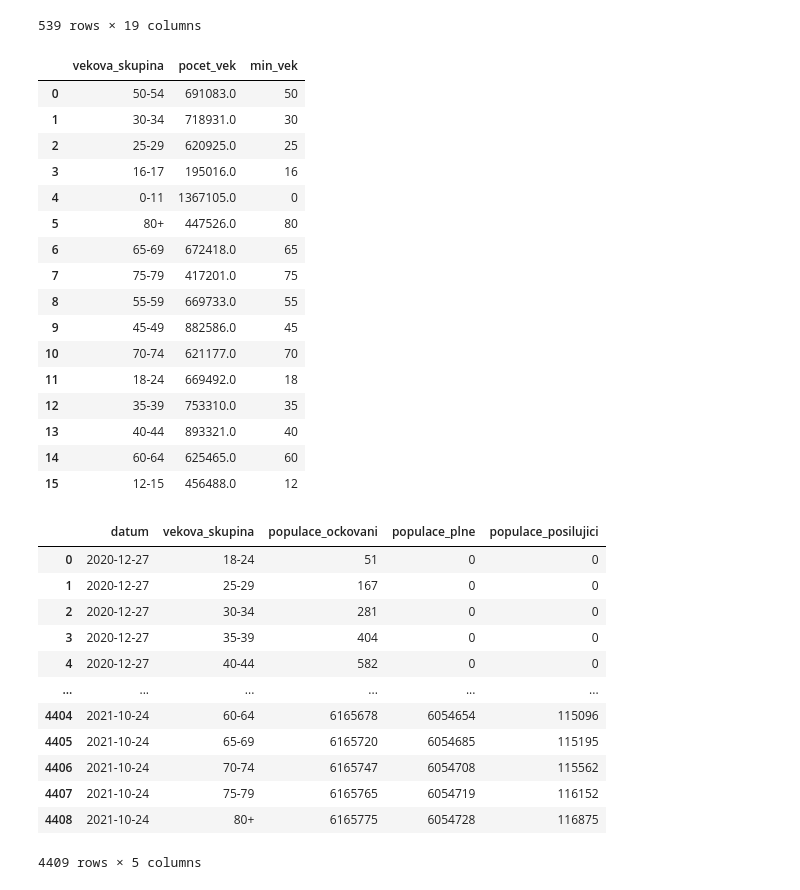
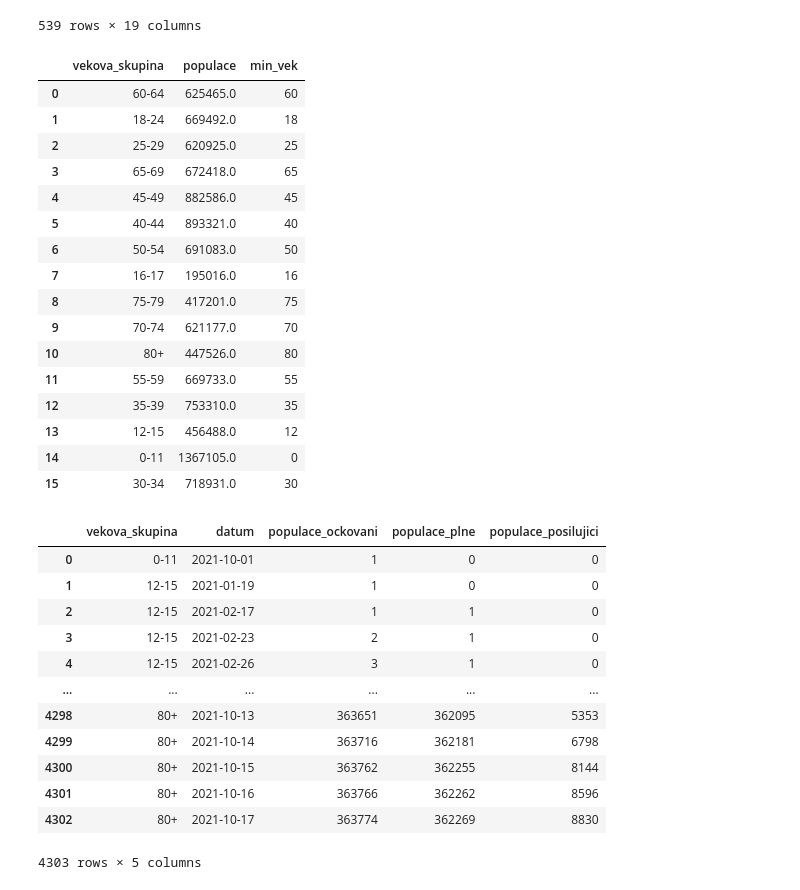
Before and after one commit to msusicky/ockovani-covid, a Jupyter notebook: notebooks/srovnani.ipynb, the cells around one changed output. Drawn from its saved outputs; the diff is of its cells as text; code cells hidden in the pictures.

Commit message:
columns renamed

```diff
--- a/notebooks/srovnani.ipynb
+++ b/notebooks/srovnani.ipynb
@@ -93,7 +93,7 @@ srovnani
 # %%
 populace = pd.read_sql_query(
     """
-    select vekova_skupina, sum(pocet) pocet_vek, min_vek
+    select vekova_skupina, sum(pocet) populace, min_vek
         from populace p
         join populace_kategorie k on (k.min_vek <= vek and k.max_vek >= vek)
         where orp_kod = 'CZ0'
@@ -102,50 +102,50 @@ populace = pd.read_sql_query(
 db)
 populace
 # %% [output]
-|  | vekova_skupina | pocet_vek | min_vek |
-| 0 | 50-54 | 691083.0 | 50 |
-| 1 | 30-34 | 718931.0 | 30 |
+|  | vekova_skupina | populace | min_vek |
+| 0 | 60-64 | 625465.0 | 60 |
+| 1 | 18-24 | 669492.0 | 18 |
 | 2 | 25-29 | 620925.0 | 25 |
-| 3 | 16-17 | 195016.0 | 16 |
-| 4 | 0-11 | 1367105.0 | 0 |
-| 5 | 80+ | 447526.0 | 80 |
-| 6 | 65-69 | 672418.0 | 65 |
-| 7 | 75-79 | 417201.0 | 75 |
-| 8 | 55-59 | 669733.0 | 55 |
-| 9 | 45-49 | 882586.0 | 45 |
-| 10 | 70-74 | 621177.0 | 70 |
-| 11 | 18-24 | 669492.0 | 18 |
+| 3 | 65-69 | 672418.0 | 65 |
+| 4 | 45-49 | 882586.0 | 45 |
+| 5 | 40-44 | 893321.0 | 40 |
+| 6 | 50-54 | 691083.0 | 50 |
+| 7 | 16-17 | 195016.0 | 16 |
+| 8 | 75-79 | 417201.0 | 75 |
+| 9 | 70-74 | 621177.0 | 70 |
+| 10 | 80+ | 447526.0 | 80 |
+| 11 | 55-59 | 669733.0 | 55 |
 | 12 | 35-39 | 753310.0 | 35 |
-| 13 | 40-44 | 893321.0 | 40 |
-| 14 | 60-64 | 625465.0 | 60 |
-| 15 | 12-15 | 456488.0 | 12 |
+| 13 | 12-15 | 456488.0 | 12 |
+| 14 | 0-11 | 1367105.0 | 0 |
+| 15 | 30-34 | 718931.0 | 30 |
 # %%
 ockovani = pd.read_sql_query(
     f"""
     select datum, vekova_skupina,
         sum(case when poradi_davky = 1 then pocet else 0 end) populace_ockovani,
         sum(case when poradi_davky = v.davky then pocet else 0 end) populace_plne,
         sum(case when poradi_davky = 3 then pocet else 0 end) populace_posilujici
     from ockovani_lide o
     join vakciny v on (o.vakcina = v.vakcina)
     where datum < '2021-10-25'
     group by datum, vekova_skupina
     """,
     db
 )
-ockovani[['populace_ockovani', 'populace_plne', 'populace_posilujici']] = ockovani[['populace_ockovani', 'populace_plne', 'populace_posilujici']].transform(pd.Series.cumsum)
+ockovani = ockovani.groupby(['vekova_skupina', 'datum']).sum().groupby(level=0).cumsum().reset_index()
 ockovani
 # %% [output]
-|  | datum | vekova_skupina | populace_ockovani | populace_plne | populace_posilujici |
-| 0 | 2020-12-27 | 18-24 | 51 | 0 | 0 |
-| 1 | 2020-12-27 | 25-29 | 167 | 0 | 0 |
-| 2 | 2020-12-27 | 30-34 | 281 | 0 | 0 |
-| 3 | 2020-12-27 | 35-39 | 404 | 0 | 0 |
-| 4 | 2020-12-27 | 40-44 | 582 | 0 | 0 |
+|  | vekova_skupina | datum | populace_ockovani | populace_plne | populace_posilujici |
+| 0 | 0-11 | 2021-10-01 | 1 | 0 | 0 |
+| 1 | 12-15 | 2021-01-19 | 1 | 0 | 0 |
+| 2 | 12-15 | 2021-02-17 | 1 | 1 | 0 |
+| 3 | 12-15 | 2021-02-23 | 2 | 1 | 0 |
+| 4 | 12-15 | 2021-02-26 | 3 | 1 | 0 |
 | ... | ... | ... | ... | ... | ... |
-| 4404 | 2021-10-24 | 60-64 | 6165678 | 6054654 | 115096 |
-| 4405 | 2021-10-24 | 65-69 | 6165720 | 6054685 | 115195 |
-| 4406 | 2021-10-24 | 70-74 | 6165747 | 6054708 | 115562 |
-| 4407 | 2021-10-24 | 75-79 | 6165765 | 6054719 | 116152 |
-| 4408 | 2021-10-24 | 80+ | 6165775 | 6054728 | 116875 |
+| 4298 | 80+ | 2021-10-13 | 363651 | 362095 | 5353 |
+| 4299 | 80+ | 2021-10-14 | 363716 | 362181 | 6798 |
+| 4300 | 80+ | 2021-10-15 | 363762 | 362255 | 8144 |
+| 4301 | 80+ | 2021-10-16 | 363766 | 362262 | 8596 |
+| 4302 | 80+ | 2021-10-17 | 363774 | 362269 | 8830 |
-4409 rows × 5 columns
+4303 rows × 5 columns
```
Also changed, not shown: parts of 3 cells of this notebook, 2 other files.
